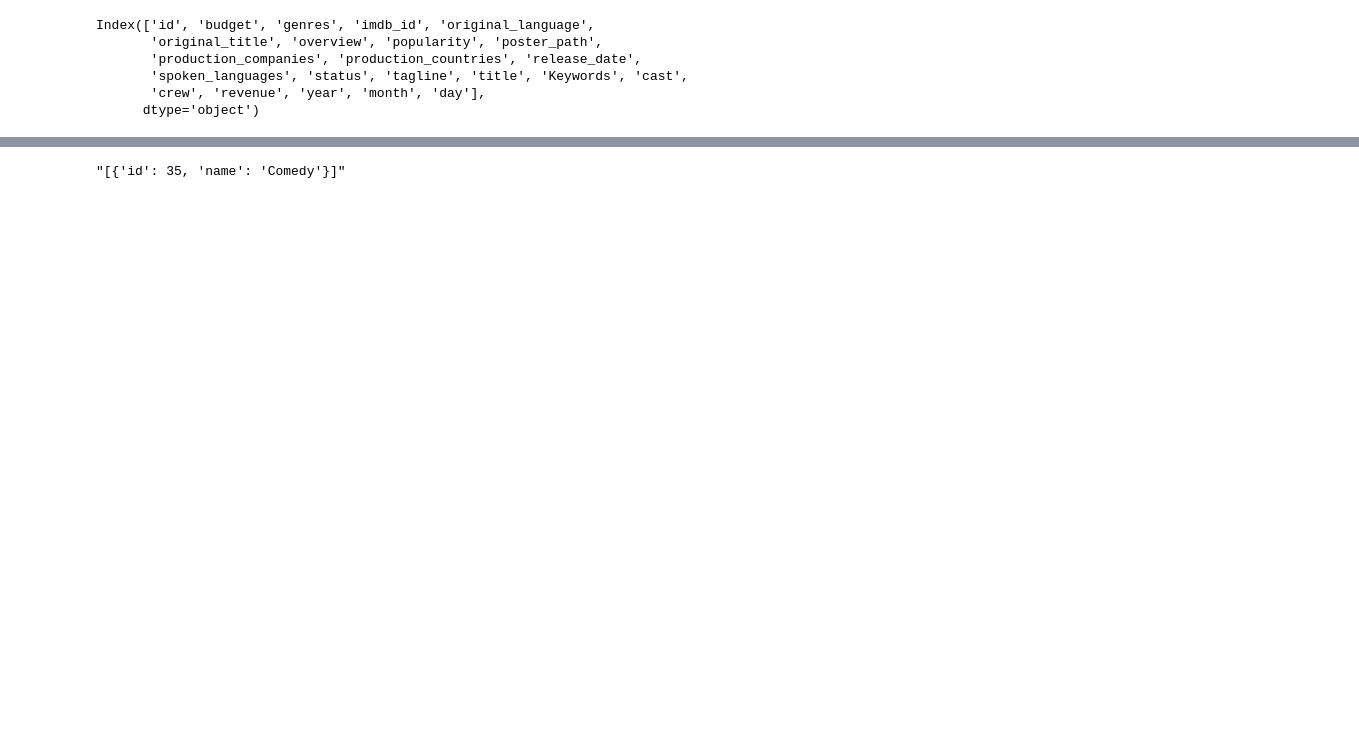
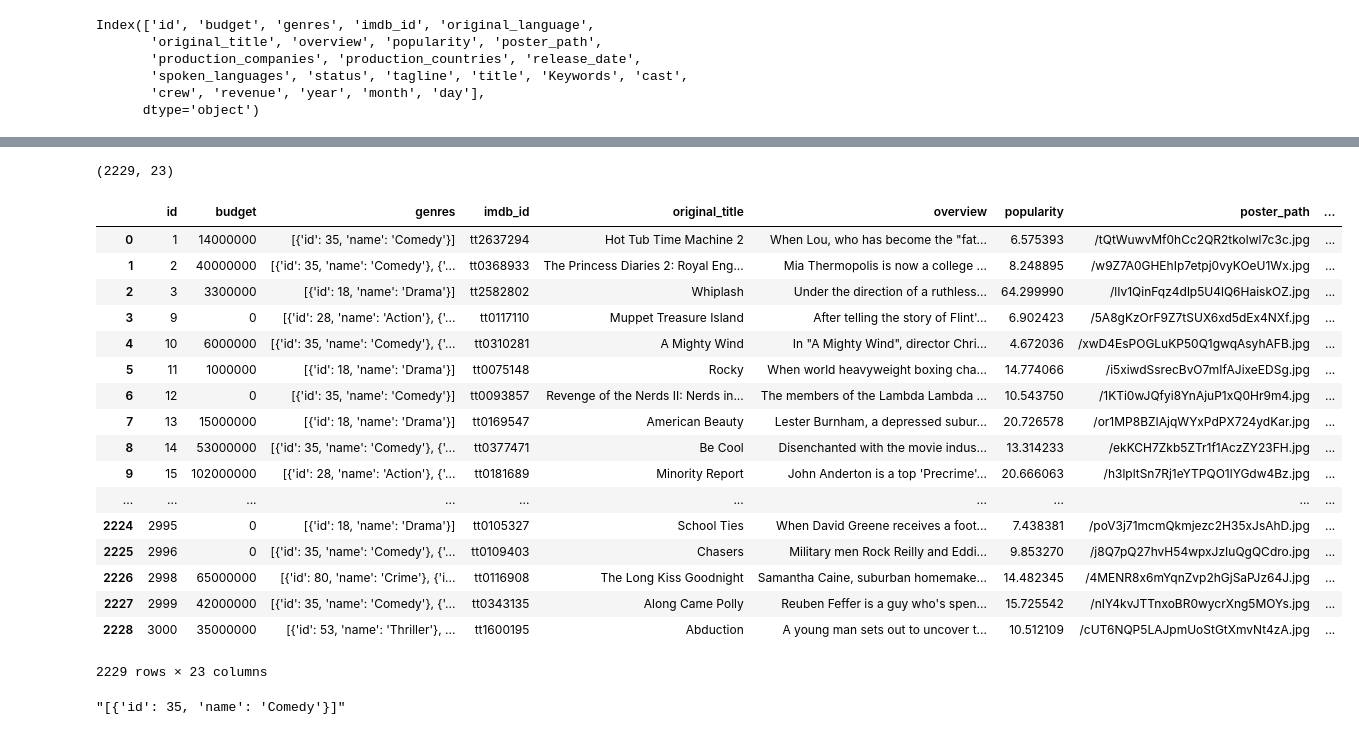
Before and after one commit to JONGSKY/data_science_kaggle, a Jupyter notebook: tmdb_box_office_prediction/code/Untitled.ipynb, the cells around one changed output, grey strips where cells are left out. Drawn from its saved outputs; the diff is of its cells as text; code cells hidden in the pictures; blank space fills up the shorter version.

```diff
--- a/tmdb_box_office_prediction/code/Untitled.ipynb
+++ b/tmdb_box_office_prediction/code/Untitled.ipynb
@@ -277,3 +344,34 @@ Index(['id', 'budget', 'genres', 'imdb_id', 'original_language',
+# %%
+original_language_dummies = pd.get_dummies(train_prepro_data['original_language'])[['en','zh','sv','ja']]
+# %%
+train_prepro_data.shape
+# %% [output]
+(2229, 23)
+# %%
+train_prepro_data = pd.concat([train_prepro_data, original_language_dummies],axis=1)
+
+del train_prepro_data['original_language']
+# %%
+train_prepro_data
+# %% [output]
+|  | id | budget | genres | imdb_id | original_title | overview | popularity | poster_path | ... |
+| 0 | 1 | 14000000 | [{'id': 35, 'name': 'Comedy'}] | tt2637294 | Hot Tub Time Machine 2 | When Lou, who has become the "fat... | 6.575393 | /tQtWuwvMf0hCc2QR2tkolwl7c3c.jpg | ... |
+| 1 | 2 | 40000000 | [{'id': 35, 'name': 'Comedy'}, {'... | tt0368933 | The Princess Diaries 2: Royal Eng... | Mia Thermopolis is now a college ... | 8.248895 | /w9Z7A0GHEhIp7etpj0vyKOeU1Wx.jpg | ... |
+| 2 | 3 | 3300000 | [{'id': 18, 'name': 'Drama'}] | tt2582802 | Whiplash | Under the direction of a ruthless... | 64.299990 | /lIv1QinFqz4dlp5U4lQ6HaiskOZ.jpg | ... |
+| 3 | 9 | 0 | [{'id': 28, 'name': 'Action'}, {'... | tt0117110 | Muppet Treasure Island | After telling the story of Flint'... | 6.902423 | /5A8gKzOrF9Z7tSUX6xd5dEx4NXf.jpg | ... |
+| 4 | 10 | 6000000 | [{'id': 35, 'name': 'Comedy'}, {'... | tt0310281 | A Mighty Wind | In "A Mighty Wind", director Chri... | 4.672036 | /xwD4EsPOGLuKP50Q1gwqAsyhAFB.jpg | ... |
+| 5 | 11 | 1000000 | [{'id': 18, 'name': 'Drama'}] | tt0075148 | Rocky | When world heavyweight boxing cha... | 14.774066 | /i5xiwdSsrecBvO7mIfAJixeEDSg.jpg | ... |
+| 6 | 12 | 0 | [{'id': 35, 'name': 'Comedy'}] | tt0093857 | Revenge of the Nerds II: Nerds in... | The members of the Lambda Lambda ... | 10.543750 | /1KTi0wJQfyi8YnAjuP1xQ0Hr9m4.jpg | ... |
+| 7 | 13 | 15000000 | [{'id': 18, 'name': 'Drama'}] | tt0169547 | American Beauty | Lester Burnham, a depressed subur... | 20.726578 | /or1MP8BZIAjqWYxPdPX724ydKar.jpg | ... |
+| 8 | 14 | 53000000 | [{'id': 35, 'name': 'Comedy'}, {'... | tt0377471 | Be Cool | Disenchanted with the movie indus... | 13.314233 | /ekKCH7Zkb5ZTr1f1AczZY23FH.jpg | ... |
+| 9 | 15 | 102000000 | [{'id': 28, 'name': 'Action'}, {'... | tt0181689 | Minority Report | John Anderton is a top 'Precrime'... | 20.666063 | /h3lpltSn7Rj1eYTPQO1lYGdw4Bz.jpg | ... |
+| ... | ... | ... | ... | ... | ... | ... | ... | ... | ... |
+| 2224 | 2995 | 0 | [{'id': 18, 'name': 'Drama'}] | tt0105327 | School Ties | When David Greene receives a foot... | 7.438381 | /poV3j71mcmQkmjezc2H35xJsAhD.jpg | ... |
+| 2225 | 2996 | 0 | [{'id': 35, 'name': 'Comedy'}, {'... | tt0109403 | Chasers | Military men Rock Reilly and Eddi... | 9.853270 | /j8Q7pQ27hvH54wpxJzIuQgQCdro.jpg | ... |
+| 2226 | 2998 | 65000000 | [{'id': 80, 'name': 'Crime'}, {'i... | tt0116908 | The Long Kiss Goodnight | Samantha Caine, suburban homemake... | 14.482345 | /4MENR8x6mYqnZvp2hGjSaPJz64J.jpg | ... |
+| 2227 | 2999 | 42000000 | [{'id': 35, 'name': 'Comedy'}, {'... | tt0343135 | Along Came Polly | Reuben Feffer is a guy who's spen... | 15.725542 | /nIY4kvJTTnxoBR0wycrXng5MOYs.jpg | ... |
+| 2228 | 3000 | 35000000 | [{'id': 53, 'name': 'Thriller'}, ... | tt1600195 | Abduction | A young man sets out to uncover t... | 10.512109 | /cUT6NQP5LAJpmUoStGtXmvNt4zA.jpg | ... |
+2229 rows × 23 columns
 # %%
 train_prepro_data['genres'][0]
 # %% [output]
```
Also changed, not shown: parts of 25 cells of this notebook.
